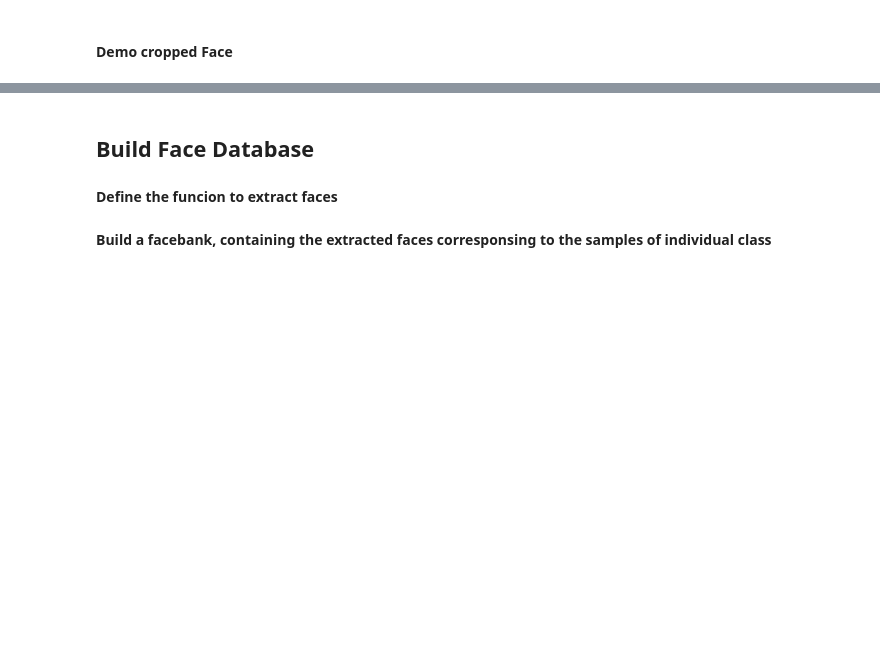
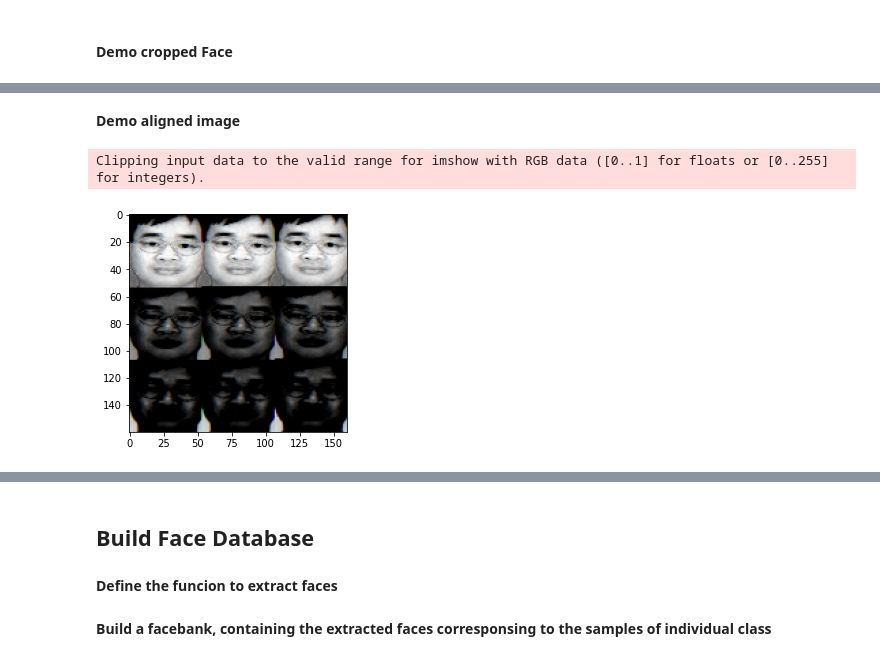
Before and after one commit to sayan0506/Deep-Learning-CV-Hackathon, a Jupyter notebook: Face_Verification_Based_Attendance_System_using_Arcface_Transfer_Learning_v2.ipynb, the cells around one changed output, grey strips where cells are left out. Drawn from its saved outputs; the diff is of its cells as text; code cells hidden in the pictures; blank space fills up the shorter version.

```diff
--- a/Face_Verification_Based_Attendance_System_using_Arcface_Transfer_Learning_v2.ipynb
+++ b/Face_Verification_Based_Attendance_System_using_Arcface_Transfer_Learning_v2.ipynb
@@ -222,0 +301,13 @@ plt.show()
+# %%
+# append the anchor image at the end of face_demo, thus [-1]th index is the anchor image
+faces_demo.append(anchor_demo[0])
+# %%
+# stores the list of aligned faces
+aligned = []
+#names = []
+for face in faces_demo:
+    x_aligned, prob = mtcnn(face, return_prob=True)
+    if x_aligned is not None:
+        print('Face detected with probability: {:8f}'.format(prob))
+        aligned.append(x_aligned)
+        #names.append(dataset.idx_to_class[y])
@@ -222,0 +323,8 @@ plt.show()
+# %% [markdown]
+**Demo aligned image**
+# %%
+plt.imshow(aligned[-1].reshape(160,160,3))
+plt.show()
+# %% [output]
+Clipping input data to the valid range for imshow with RGB data ([0..1] for floats or [0..255] for integers).
+[figure, added]
```
Also changed, not shown: parts of 39 cells of this notebook.
